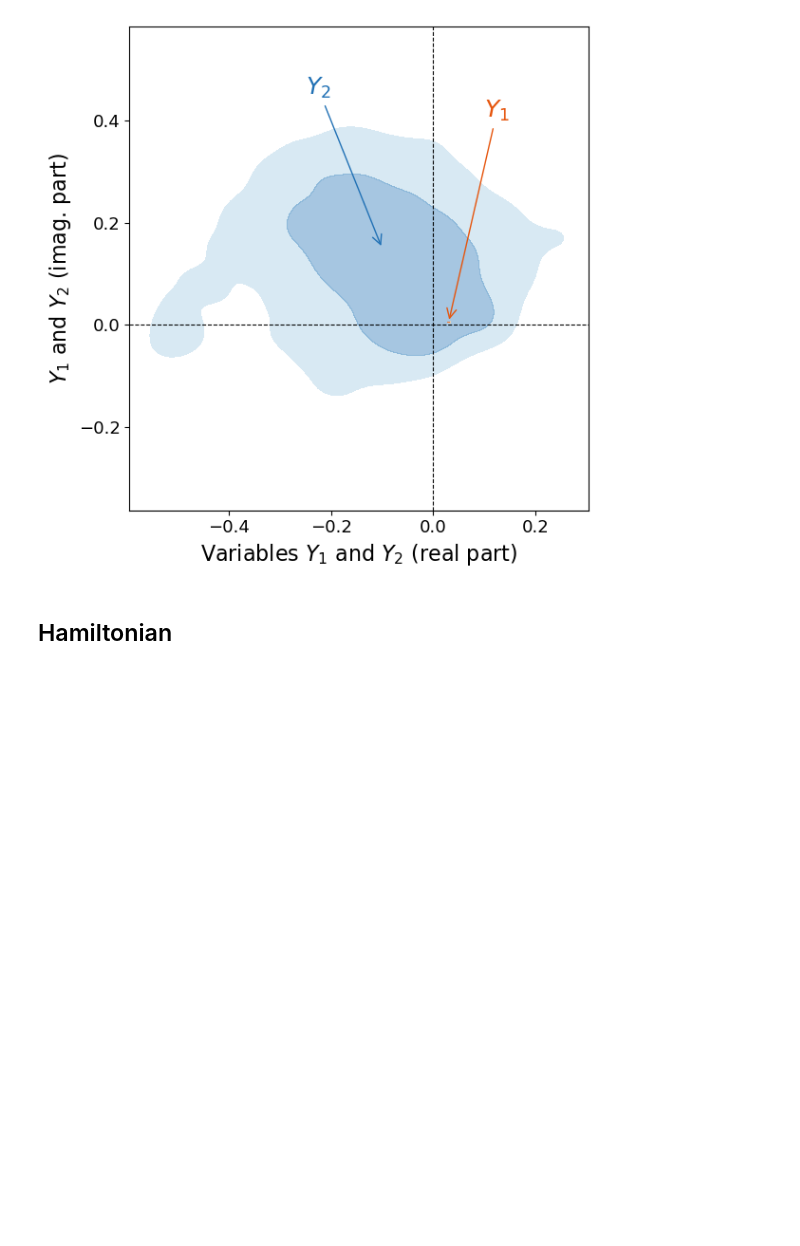
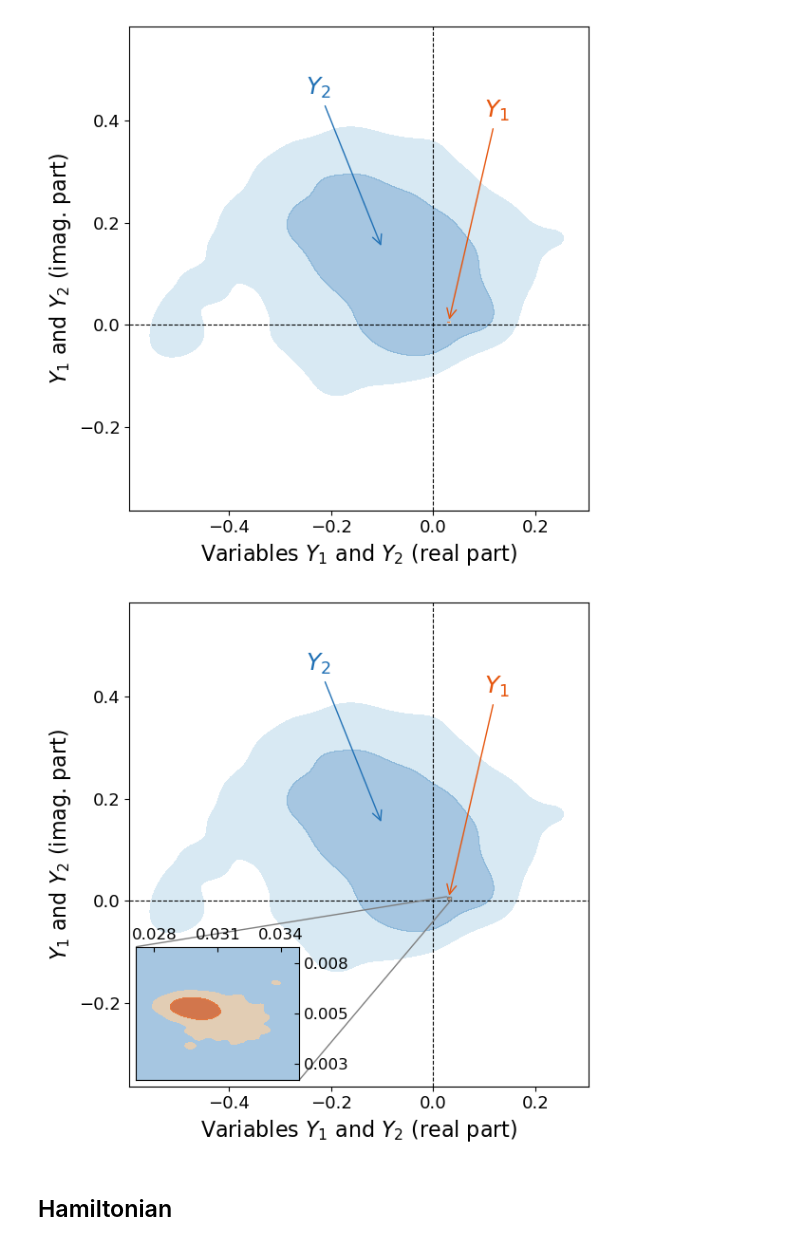
Before and after one commit to pentrican10/k2-19-project, a Jupyter notebook: 7_resonant_figure.ipynb, the cells around one changed output. Cells and saved outputs as stored; diff of their text form; code cells hidden in the pictures; blank space fills up the shorter version.

Commit message:
update/plots

```diff
--- a/7_resonant_figure.ipynb
+++ b/7_resonant_figure.ipynb
@@ -569,6 +569,87 @@ plt.tight_layout()
 plt.show()
 # %% [output]
 [figure]
+# %%
+import matplotlib.pyplot as plt
+from mpl_toolkits.axes_grid1.inset_locator import zoomed_inset_axes, mark_inset
+import matplotlib.ticker as mticker
+
+# Plot Y1 and Y2 together
+fig, ax = plt.subplots(figsize=(6, 6))
+contour = ax.contourf(X_2, Y_2, Z_2,
+                      levels=levels_2 + [Z_2.max()],
+                      colors=['#9ecae1', '#2171b5'],
+                      alpha=0.4)
+contour = ax.contourf(X_1, Y_1, Z_1,
+                      levels=levels_1 + [Z_1.max()],
+                      colors=["#fdd0a2", "#e6550d"],
+                      alpha=0.7)
+
+# Plot formatting
+ax.set_xlabel("Variables $Y_1$ and $Y_2$ (real part)", fontsize=16)
+ax.set_ylabel("$Y_1$ and $Y_2$ (imag. part)", fontsize=16)
+ax.axis('equal')
+
+# Add dashed lines at x=0 and y=0
+ax.axhline(0, color='black', linestyle='--', lw=0.8)
+ax.axvline(0, color='black', linestyle='--', lw=0.8)
+
+# Annotations and arrows
+ax.annotate('$Y_1$', xy=(0.03, 0.0055), xytext=(0.1, 0.4055),
+            arrowprops=dict(facecolor='#e6550d', arrowstyle='->', color='#e6550d'),
+            color='#e6550d', fontsize=18)
+ax.annotate('$Y_2$', xy=(-0.1, 0.15), xytext=(-0.25, 0.45),
+            arrowprops=dict(facecolor='#2171b5', arrowstyle='->', color='#2171b5'),
+            color='#2171b5', fontsize=18)
+
+# Create a zoomed inset for Y1
+axins = zoomed_inset_axes(ax, zoom=40, loc="lower left")  # zoom factor, location
+axins.contourf(X_2, Y_2, Z_2,
+               levels=levels_2 + [Z_2.max()],
+               colors=['#9ecae1', '#2171b5'],
+               alpha=0.4)
+axins.contourf(X_1, Y_1, Z_1,
+               levels=levels_1 + [Z_1.max()],
+               colors=["#fdd0a2", "#e6550d"],
+               alpha=0.7)
+#Enable ticks and labels but place them on top/right
+axins.tick_params(
+    axis="both", which="both",
+    top=True, right=True,      # show ticks here
+    bottom=False, left=False,  # hide on overlapping sides
+    labeltop=True, labelright=True,
+    labelbottom=False, labelleft=False,
+    labelsize=12, direction="in"
+)
+# Slight offset for first and last ticks
+x_offset = 0.0009
+y_offset = 0.0008
+
+# Set tick positions
+xticks = [x1 + x_offset, (x1 + x2)/2, x2 - x_offset]
+yticks = [y1 + y_offset, (y1 + y2)/2, y2 - y_offset]
+
+axins.set_xticks(xticks)
+axins.set_yticks(yticks)
+
+# Format tick labels to 3 decimal places
+axins.xaxis.set_major_formatter(mticker.FormatStrFormatter('%.3f'))
+axins.yaxis.set_major_formatter(mticker.FormatStrFormatter('%.3f'))
+
+# Set zoomed region (adjust limits around Y1)
+x1, x2, y1, y2 = 0.027, 0.035, 0.002, 0.0085  # region of interest
+axins.set_xlim(x1, x2)
+axins.set_ylim(y1, y2)
+# axins.tick_params(left=False, bottom=False, labelleft=False, labelbottom=False)  # hide tick labels
+
+# Draw a box connecting inset and main plot
+mark_inset(ax, axins, loc1=2, loc2=4, fc="none", ec="0.5")
+
+ax.tick_params(axis='both', labelsize=13)
+plt.tight_layout()
+plt.show()
+# %% [output]
+[figure, added]
 # %% [markdown]
 ## Hamiltonian
 # %%
```
Also changed, not shown: parts of 5 cells of this notebook, 1 other file.
